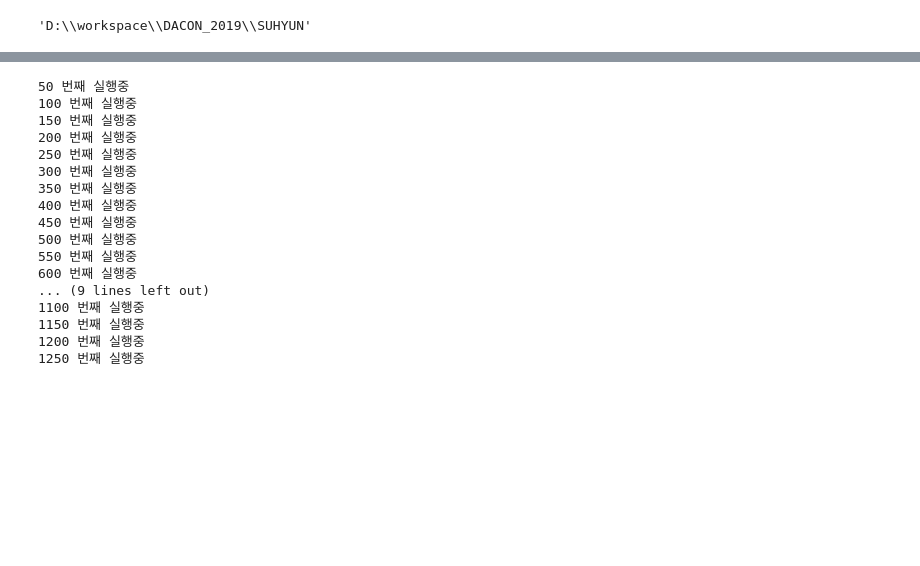
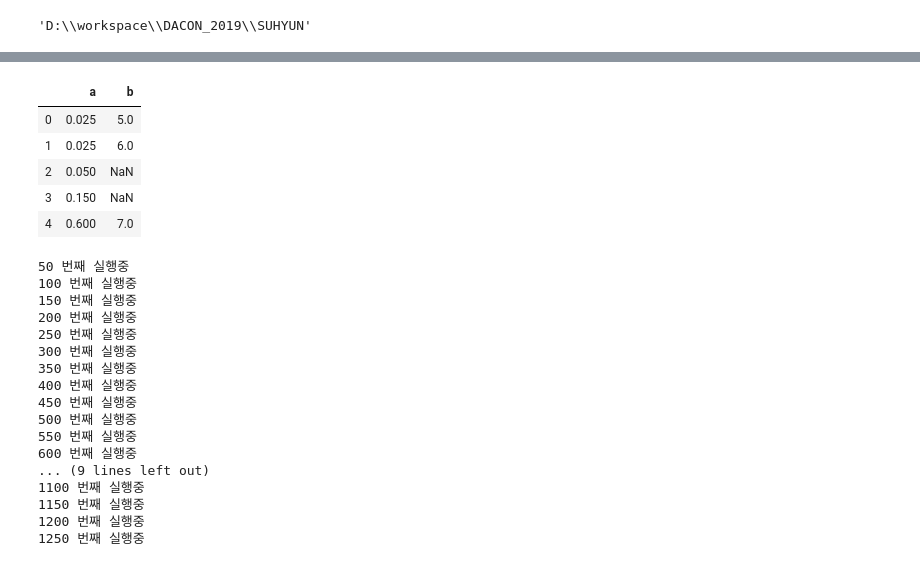
Before and after one commit to yagippi27/DACON_CONTEST_2019, a Jupyter notebook: SUHYUN/DACON_NA.ipynb, the cells around one changed output, grey strips where cells are left out. Cells and saved outputs as stored; diff of their text form; code cells hidden in the pictures; blank space fills up the shorter version.

```diff
--- a/SUHYUN/DACON_NA.ipynb
+++ b/SUHYUN/DACON_NA.ipynb
@@ -33,0 +110,9 @@ train = train2.copy()
+# %%
+tmp
+# %% [output]
+|  | a | b |
+| 0 | 0.025 | 5.0 |
+| 1 | 0.025 | 6.0 |
+| 2 | 0.050 | NaN |
+| 3 | 0.150 | NaN |
+| 4 | 0.600 | 7.0 |
```
Also changed, not shown: parts of 23 cells of this notebook, 6 other files.
